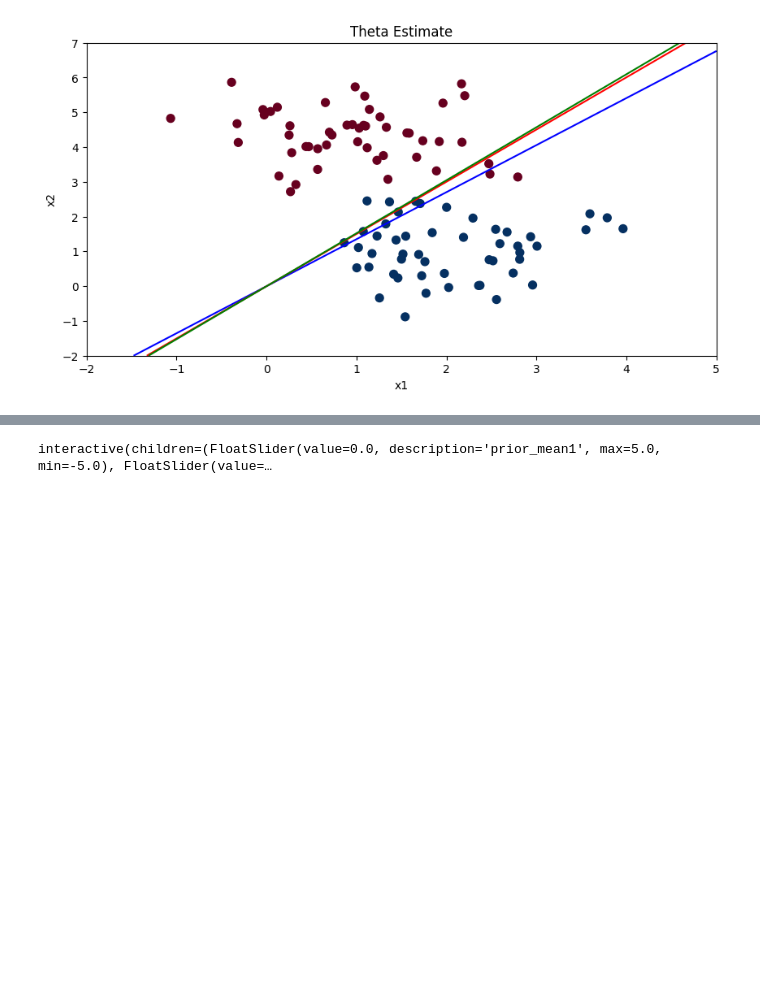
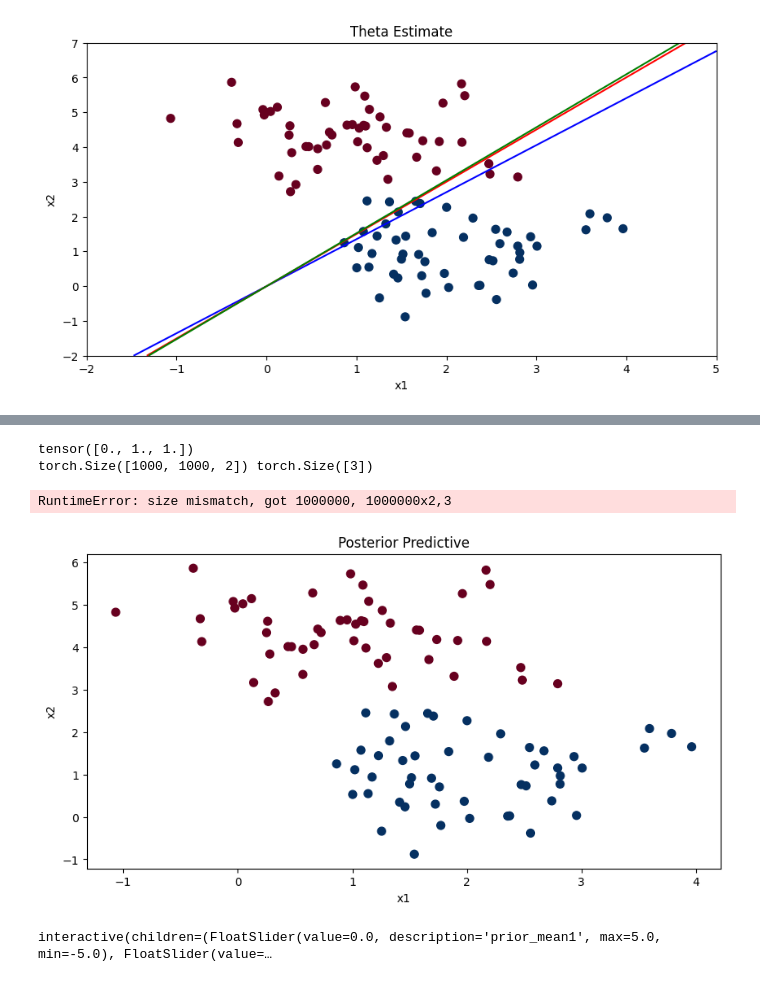
Before and after one commit to Kalash0309/Bayesian_Unlearning, a Jupyter notebook: Kalash/bayesian_logistic_regression.ipynb, the cells around one changed output, grey strips where cells are left out. Drawn from its saved outputs; the diff is of its cells as text; code cells hidden in the pictures; blank space fills up the shorter version.

```diff
--- a/Kalash/bayesian_logistic_regression.ipynb
+++ b/Kalash/bayesian_logistic_regression.ipynb
@@ -184,0 +217,14 @@ plot_theta_decision_boundary_compare(theta_sample_laplace, theta_map, theta_mle)
+# %%
+# get the posterior predictive distribution
+def posterior_predictive(theta_samples, i, X_new, y_new):
+    p = forward(X_new, theta_samples[i])
+    # print(p)
+    print(y_new)
+    dist = torch.distributions.Bernoulli(probs=p)
+    return dist.sample()
+
+posterior_predictive_dist=[]
+for i in range(10):
+    posterior_predictive_dist.append(posterior_predictive(theta_samples_posterior, i, X_new, y_new))
+# posterior_predictive_dist = posterior_predictive(theta_samples_posterior, X_new, y_new)
+posterior_predictive_dist
@@ -185,3 +252,32 @@ plot_theta_decision_boundary_compare(theta_sample_laplace, theta_map, theta_mle)
+# %%
+# get the posterior predictive distribution
+
+def posterior_predictive(theta, X=X, y=y):
+    p = forward(X, theta)
+    dist = torch.distributions.Bernoulli(probs=p)
+    return dist.sample()
+
+def plot_posterior_predictive(theta, X=X, y=y):
+    fig = plt.figure(figsize=(10, 5))
+    plt.scatter(X[:, 0], X[:, 1], c=y, s=50, cmap="RdBu")
+    plt.xlabel('x1')
+    plt.ylabel('x2')
+    plt.title('Posterior Predictive')
+    # print(Z)
+    # print(theta)
+    z_map = forward(Z, theta).detach().numpy()
+    plt.contour(X1, X2, z_map, levels=[0.5], colors='blue')
+    plt.show()
+
+X_new = torch.tensor([[0.5, 0.5], [1.5, 1.5], [2.5, 2.5]])
+theta_sample = posterior_predictive(theta_map, X=X_new)
+print(theta_sample)
+plot_posterior_predictive(theta_sample, X=X_new)
+# %% [output]
+tensor([0., 1., 1.])
+torch.Size([1000, 1000, 2]) torch.Size([3])
+RuntimeError: size mismatch, got 1000000, 1000000x2,3
+[figure, added]
 # %%
 def laplace_approx_bivariate_normal(mode):
     nll = lambda theta: -log_likelihood(theta)
```
Also changed, not shown: parts of 4 cells of this notebook, 1 other file.
